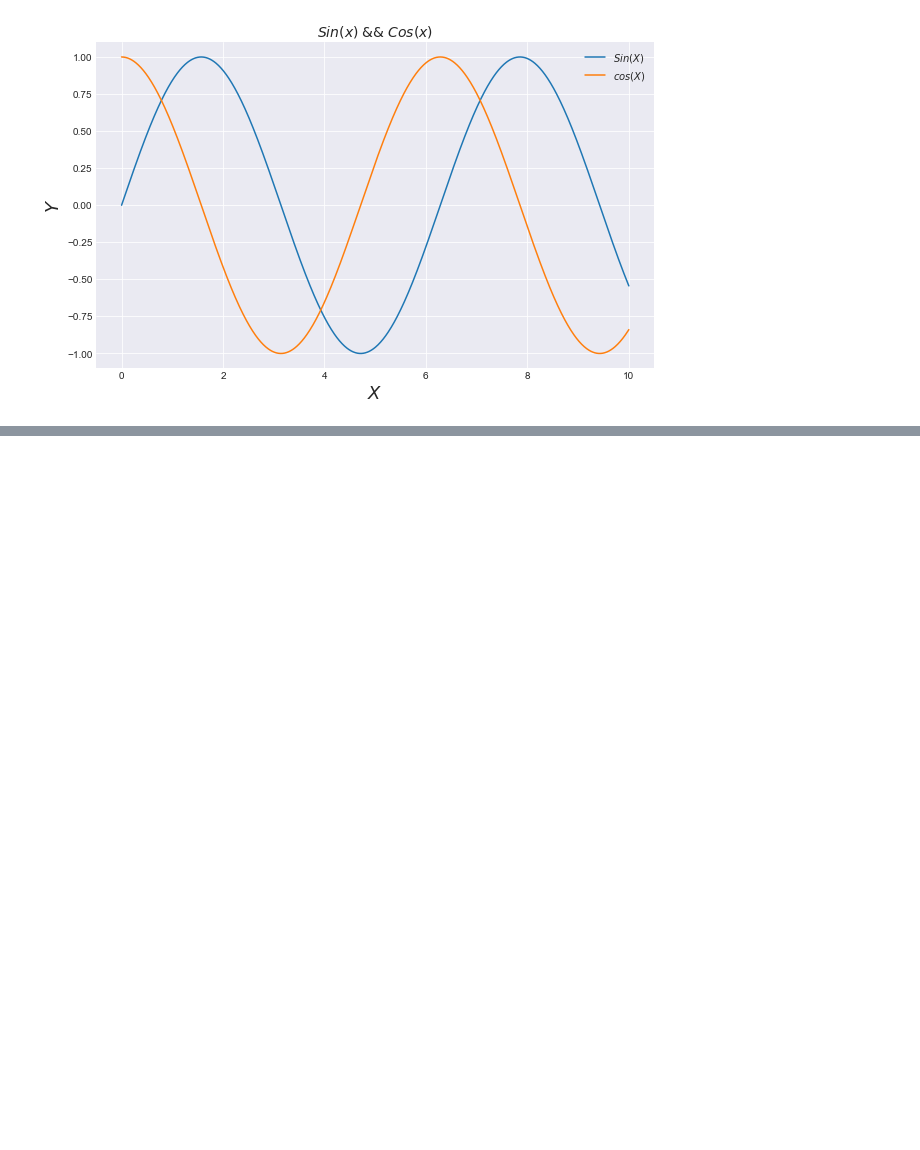
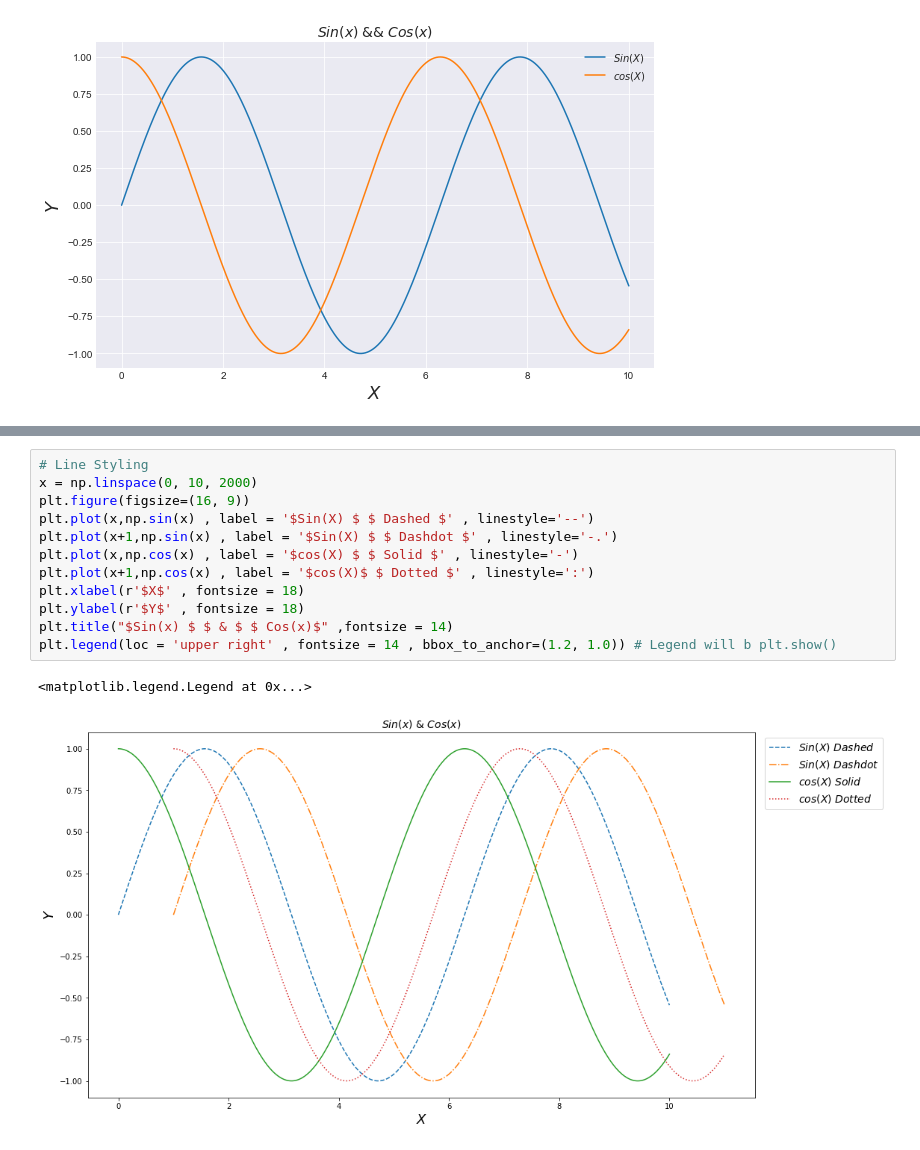
Before and after one commit to uannabi/MatPlotLibGraph, a Jupyter notebook: LineGraph.ipynb, the cells around one changed output, grey strips where cells are left out. Saved outputs shown, nothing was run; the diff lists cells and outputs as text; blank space fills up the shorter version.

```diff
--- a/LineGraph.ipynb
+++ b/LineGraph.ipynb
@@ -139,0 +144,15 @@ p
+# %%
+# Line Styling
+x = np.linspace(0, 10, 2000)
+plt.figure(figsize=(16, 9))
+plt.plot(x,np.sin(x) , label = '$Sin(X) $ $ Dashed $' , linestyle='--')
+plt.plot(x+1,np.sin(x) , label = '$Sin(X) $ $ Dashdot $' , linestyle='-.')
+plt.plot(x,np.cos(x) , label = '$cos(X) $ $ Solid $' , linestyle='-')
+plt.plot(x+1,np.cos(x) , label = '$cos(X)$ $ Dotted $' , linestyle=':')
+plt.xlabel(r'$X$' , fontsize = 18)
+plt.ylabel(r'$Y$' , fontsize = 18)
+plt.title("$Sin(x) $ $ & $ $ Cos(x)$" ,fontsize = 14)
+plt.legend(loc = 'upper right' , fontsize = 14 , bbox_to_anchor=(1.2, 1.0)) # Legend will b plt.show()
+# %% [output]
+<matplotlib.legend.Legend at 0x...>
+[figure, added]
```
Also changed, not shown: parts of 2 cells of this notebook.
